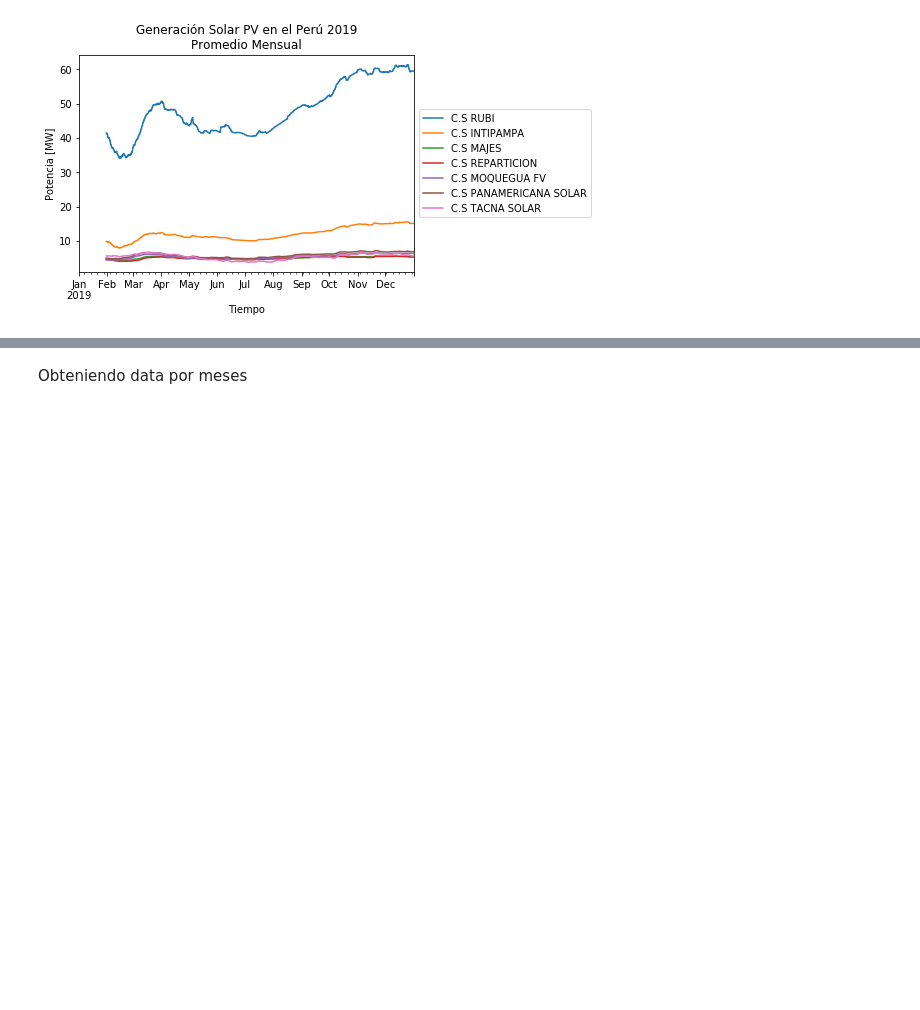
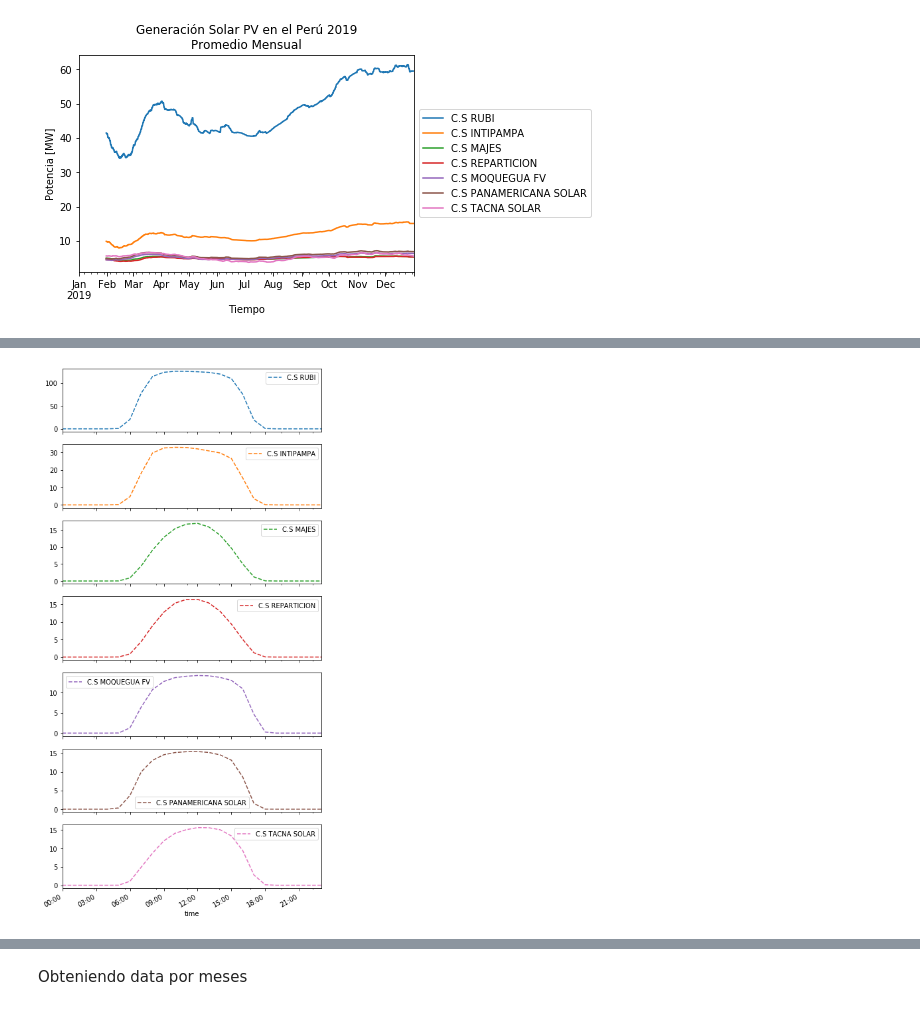
Before and after one commit to KevinAQM/RenewableEnergyPeru2019, a Jupyter notebook: Solar PV Peru 2019.ipynb, the cells around one changed output, grey strips where cells are left out. Cells and saved outputs as stored; diff of their text form; code cells hidden in the pictures; blank space fills up the shorter version.

```diff
--- a/Solar PV Peru 2019.ipynb
+++ b/Solar PV Peru 2019.ipynb
@@ -380,0 +421,5 @@ plt.legend(loc='center left', bbox_to_anchor=(1, 0.5))
+# %%
+by_time.plot(subplots=True, xticks=hourly_ticks, layout=(7,1), figsize=(7, 16), style='--')
+plt.show()
+# %% [output]
+[figure, added]
```
Also changed, not shown: parts of 33 cells of this notebook.
